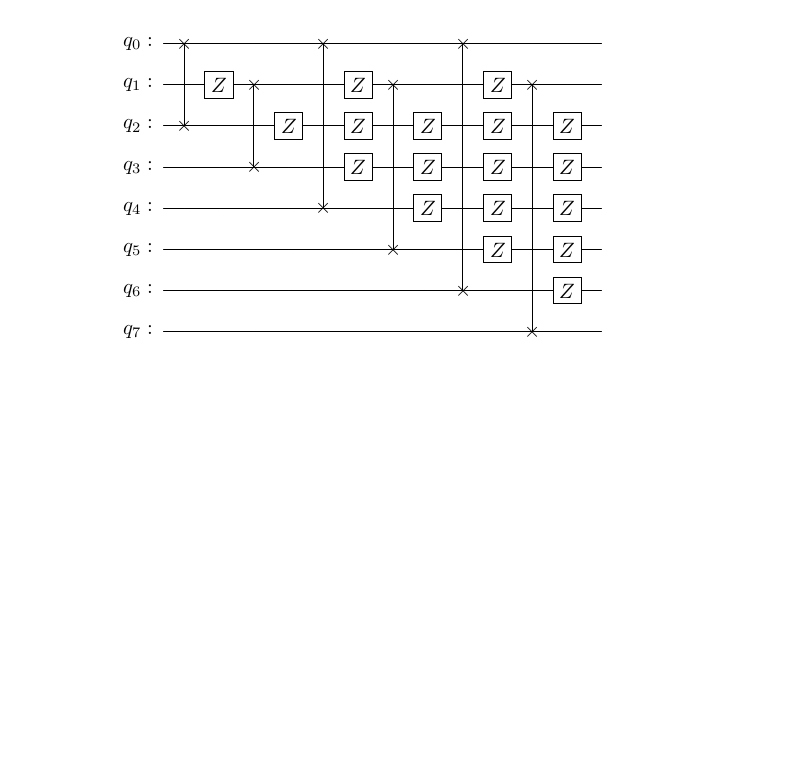
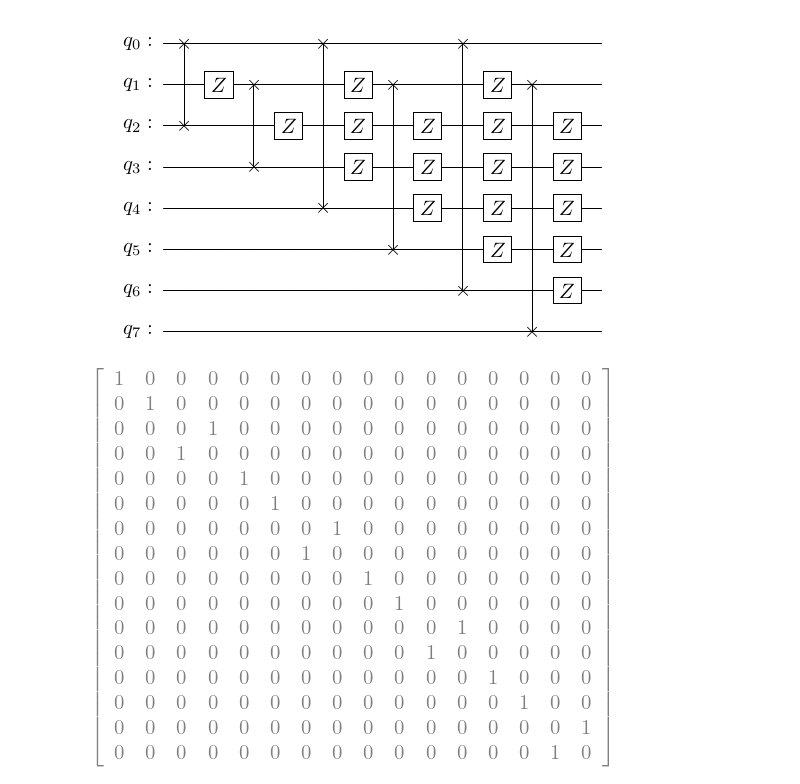
Before and after one commit to tanan/qsimu, a Jupyter notebook: qulacs/apps/notebook/check.ipynb, the cells around one changed output. Saved outputs shown, nothing was run; the diff lists cells and outputs as text; code cells hidden in the pictures; blank space fills up the shorter version.

```diff
--- a/qulacs/apps/notebook/check.ipynb
+++ b/qulacs/apps/notebook/check.ipynb
@@ -100,0 +109,4 @@ CAUTION: The 17-th Gate you added is skipped.                    This gate does
+# %%
+represent(CNOT(1,0),nqubits=4)
+# %% [output]
+[figure, added]
```
Also changed, not shown: parts of 4 cells of this notebook, 4 other files.
